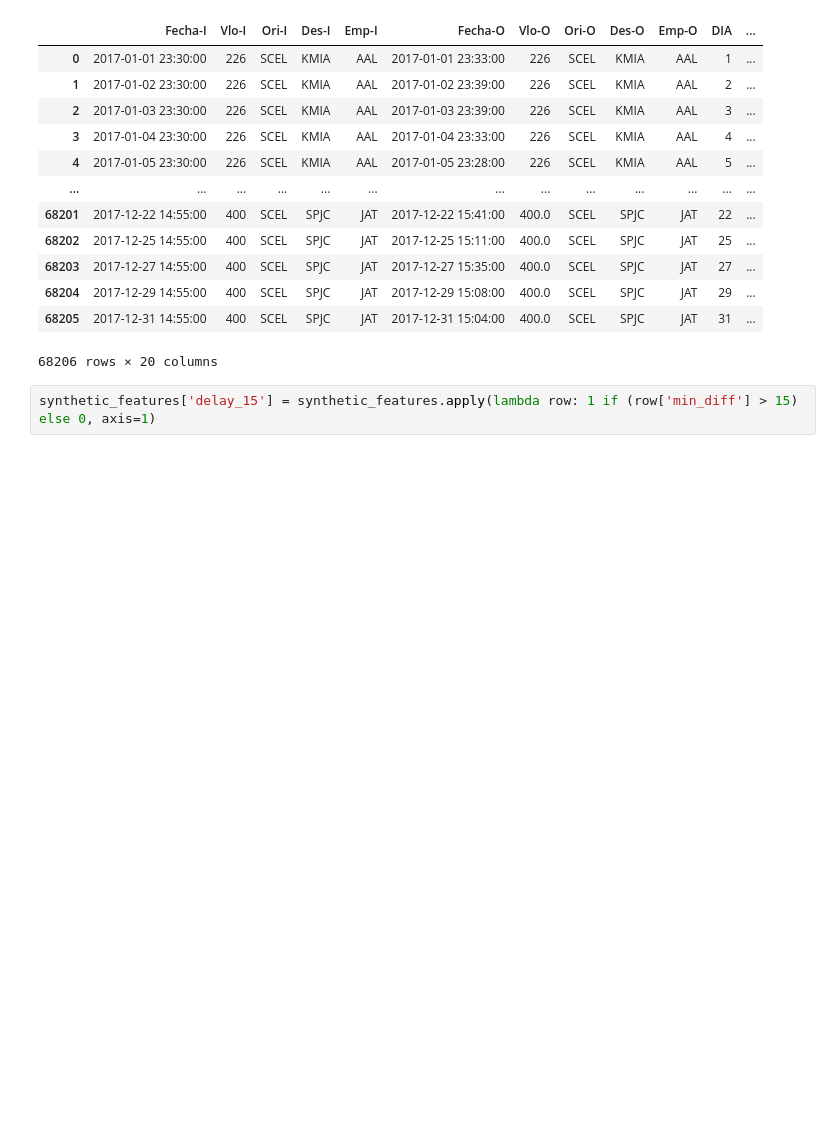
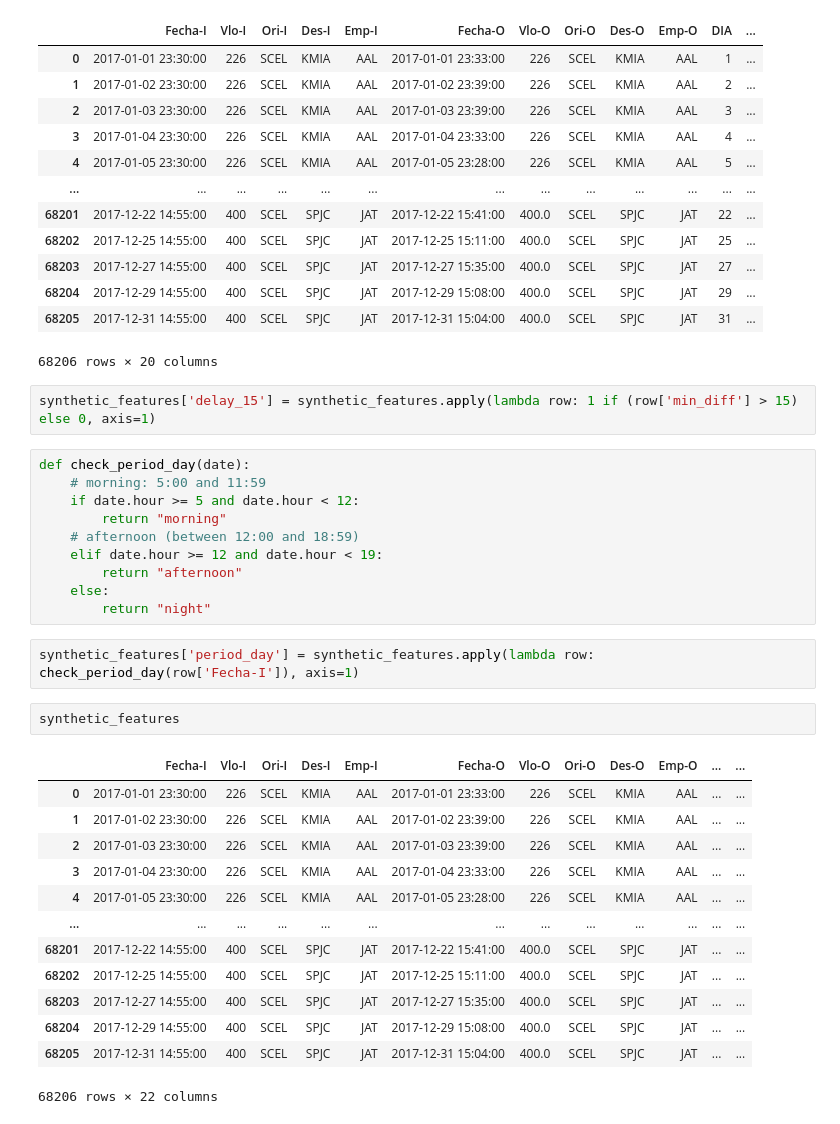
Before and after one commit to sergiocastillog/latam-project, a Jupyter notebook: solution.ipynb, the cells around one changed output. Drawn from its saved outputs; the diff is of its cells as text; blank space fills up the shorter version.

Commit message:
- period_day variable

```diff
--- a/solution.ipynb
+++ b/solution.ipynb
@@ -106,3 +106,31 @@ synthetic_features
 68206 rows × 20 columns
 # %%
 synthetic_features['delay_15'] = synthetic_features.apply(lambda row: 1 if (row['min_diff'] > 15) else 0, axis=1)
+# %%
+def check_period_day(date):
+    # morning: 5:00 and 11:59
+    if date.hour >= 5 and date.hour < 12:
+        return "morning"
+    # afternoon (between 12:00 and 18:59)
+    elif date.hour >= 12 and date.hour < 19:
+        return "afternoon"
+    else:
+        return "night"
+# %%
+synthetic_features['period_day'] = synthetic_features.apply(lambda row: check_period_day(row['Fecha-I']), axis=1)
+# %%
+synthetic_features
+# %% [output]
+|  | Fecha-I | Vlo-I | Ori-I | Des-I | Emp-I | Fecha-O | Vlo-O | Ori-O | Des-O | Emp-O | ... | ... |
+| 0 | 2017-01-01 23:30:00 | 226 | SCEL | KMIA | AAL | 2017-01-01 23:33:00 | 226 | SCEL | KMIA | AAL | ... | ... |
+| 1 | 2017-01-02 23:30:00 | 226 | SCEL | KMIA | AAL | 2017-01-02 23:39:00 | 226 | SCEL | KMIA | AAL | ... | ... |
+| 2 | 2017-01-03 23:30:00 | 226 | SCEL | KMIA | AAL | 2017-01-03 23:39:00 | 226 | SCEL | KMIA | AAL | ... | ... |
+| 3 | 2017-01-04 23:30:00 | 226 | SCEL | KMIA | AAL | 2017-01-04 23:33:00 | 226 | SCEL | KMIA | AAL | ... | ... |
+| 4 | 2017-01-05 23:30:00 | 226 | SCEL | KMIA | AAL | 2017-01-05 23:28:00 | 226 | SCEL | KMIA | AAL | ... | ... |
+| ... | ... | ... | ... | ... | ... | ... | ... | ... | ... | ... | ... | ... |
+| 68201 | 2017-12-22 14:55:00 | 400 | SCEL | SPJC | JAT | 2017-12-22 15:41:00 | 400.0 | SCEL | SPJC | JAT | ... | ... |
+| 68202 | 2017-12-25 14:55:00 | 400 | SCEL | SPJC | JAT | 2017-12-25 15:11:00 | 400.0 | SCEL | SPJC | JAT | ... | ... |
+| 68203 | 2017-12-27 14:55:00 | 400 | SCEL | SPJC | JAT | 2017-12-27 15:35:00 | 400.0 | SCEL | SPJC | JAT | ... | ... |
+| 68204 | 2017-12-29 14:55:00 | 400 | SCEL | SPJC | JAT | 2017-12-29 15:08:00 | 400.0 | SCEL | SPJC | JAT | ... | ... |
+| 68205 | 2017-12-31 14:55:00 | 400 | SCEL | SPJC | JAT | 2017-12-31 15:04:00 | 400.0 | SCEL | SPJC | JAT | ... | ... |
+68206 rows × 22 columns
```
